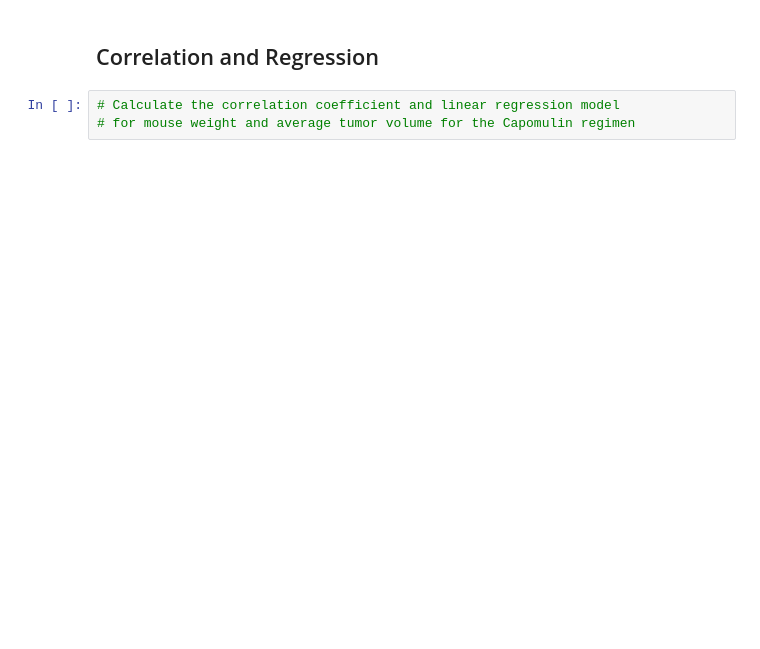
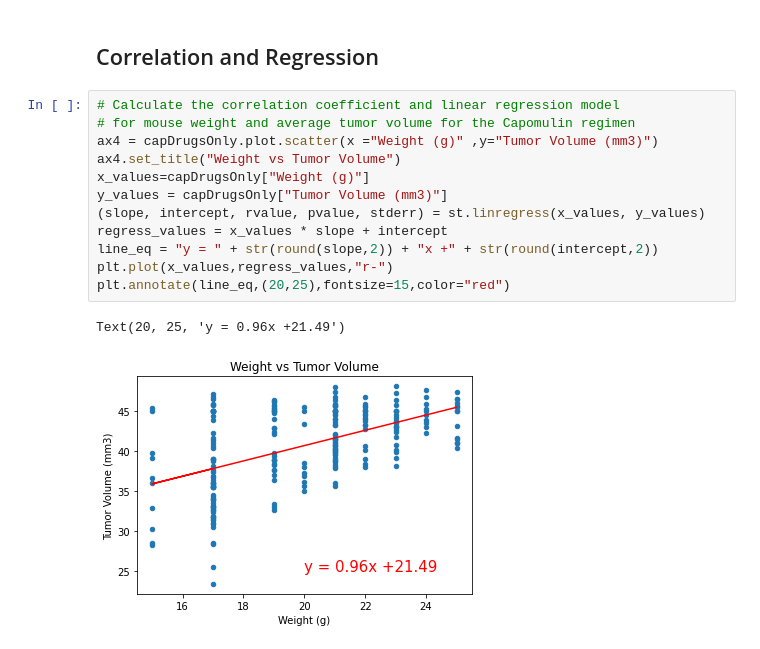
Before and after one commit to scavazos4/Pymaceuticals-challenge, a Jupyter notebook: Pymaceuticals/pymaceuticals_starter.ipynb, the cells around one changed output. Cells and saved outputs as stored; diff of their text form; blank space fills up the shorter version.

```diff
--- a/Pymaceuticals/pymaceuticals_starter.ipynb
+++ b/Pymaceuticals/pymaceuticals_starter.ipynb
@@ -380,5 +386,17 @@ Text(0, 0.5, 'Tumor Volume (mm3)')
 # %% [markdown]
 ## Correlation and Regression
-# %%
-# Calculate the correlation coefficient and linear regression model
-# for mouse weight and average tumor volume for the Capomulin regimen
+# %%
+# Calculate the correlation coefficient and linear regression model
+# for mouse weight and average tumor volume for the Capomulin regimen
+ax4 = capDrugsOnly.plot.scatter(x ="Weight (g)" ,y="Tumor Volume (mm3)")
+ax4.set_title("Weight vs Tumor Volume")
+x_values=capDrugsOnly["Weight (g)"]
+y_values = capDrugsOnly["Tumor Volume (mm3)"]
+(slope, intercept, rvalue, pvalue, stderr) = st.linregress(x_values, y_values)
+regress_values = x_values * slope + intercept
+line_eq = "y = " + str(round(slope,2)) + "x +" + str(round(intercept,2))
+plt.plot(x_values,regress_values,"r-")
+plt.annotate(line_eq,(20,25),fontsize=15,color="red")
+# %% [output]
+Text(20, 25, 'y = 0.96x +21.49')
+[figure, added]
```
Also changed, not shown: parts of 3 cells of this notebook.
